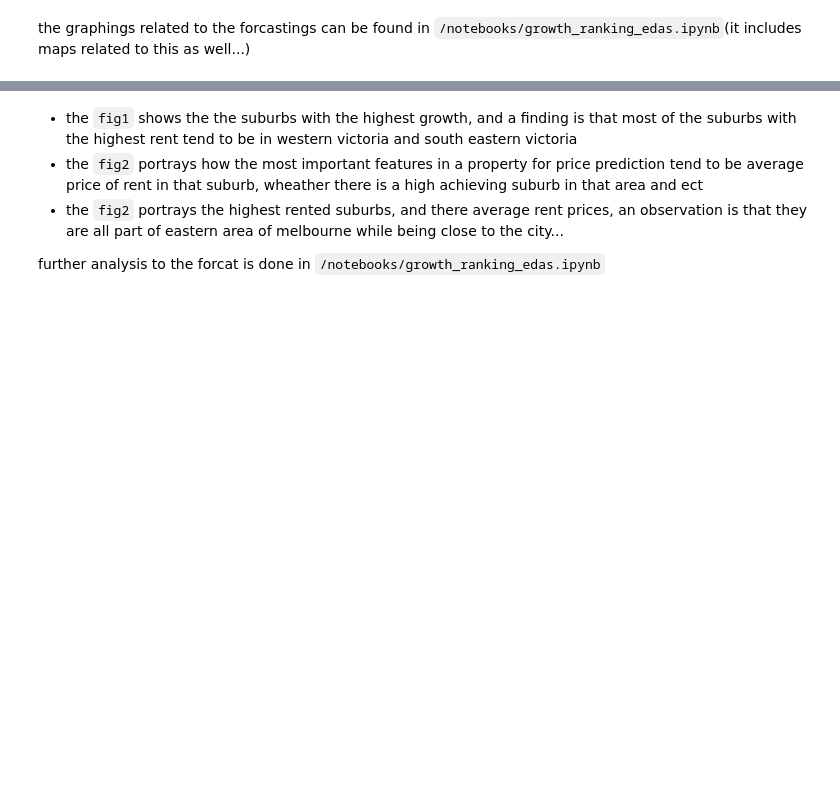
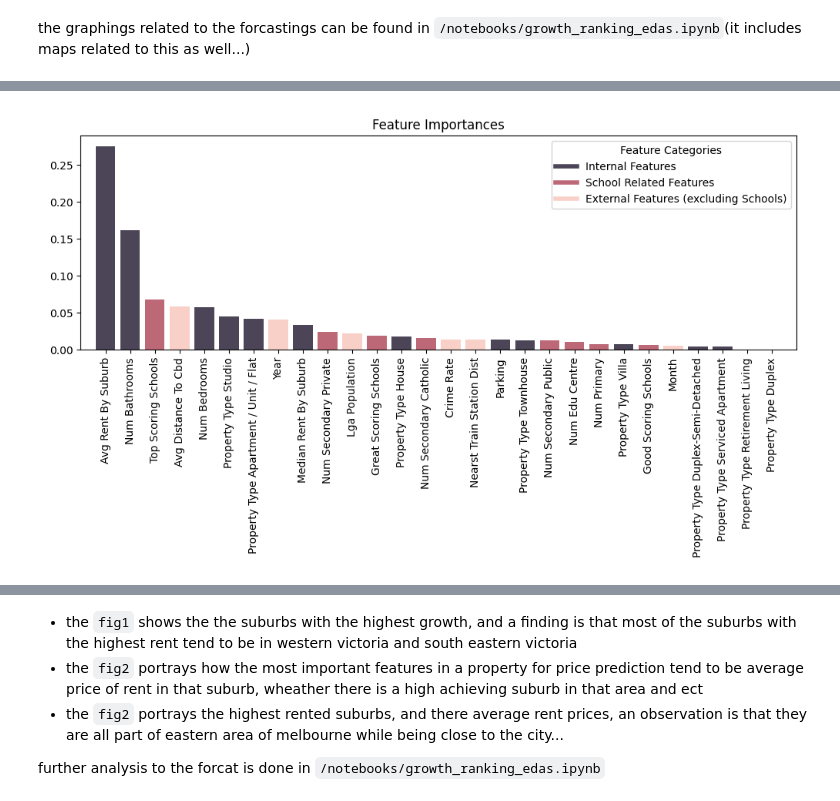
Before and after one commit to MAST30034-AppliedDataScience/project-2-group-real-estate-industry-project-32, a Jupyter notebook: notebooks/summary_notebook.ipynb, the cells around one changed output, grey strips where cells are left out. Cells and saved outputs as stored; diff of their text form; code cells hidden in the pictures; blank space fills up the shorter version.

```diff
--- a/notebooks/summary_notebook.ipynb
+++ b/notebooks/summary_notebook.ipynb
@@ -309,3 +357,10 @@ The most important features used by XGboost to forcast `fig2`
+# %%
+# Load the plot
+plot_path = '../plots/feature_importance_all.png'
+plot = Image.open(plot_path)
+plot.show()
+# %% [output]
+[figure, added]
 # %% [markdown]
 The top ten suburbs with highest average rent  `fig3`
 
```
Also changed, not shown: parts of 13 cells of this notebook.
